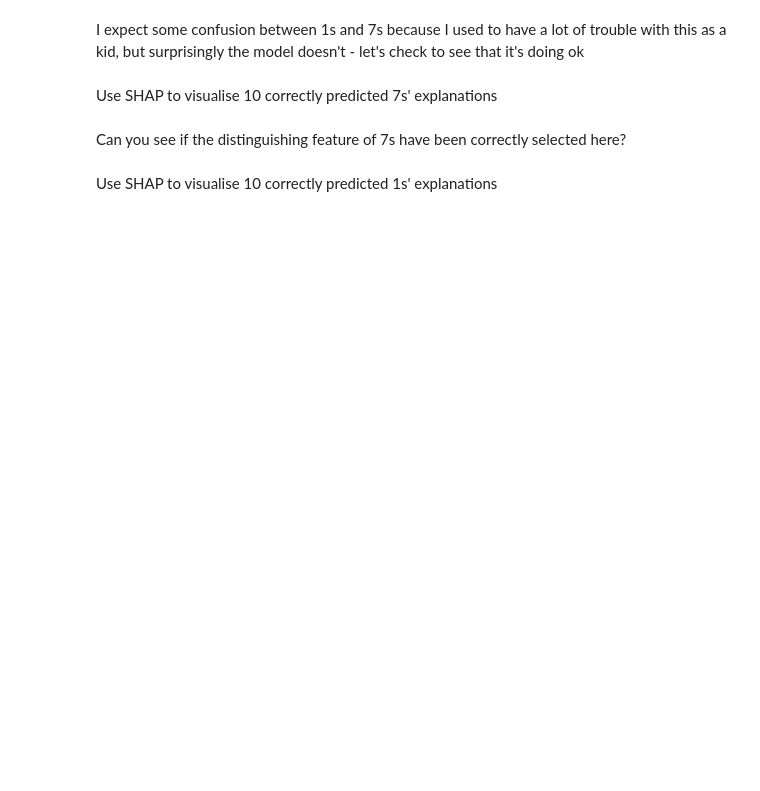
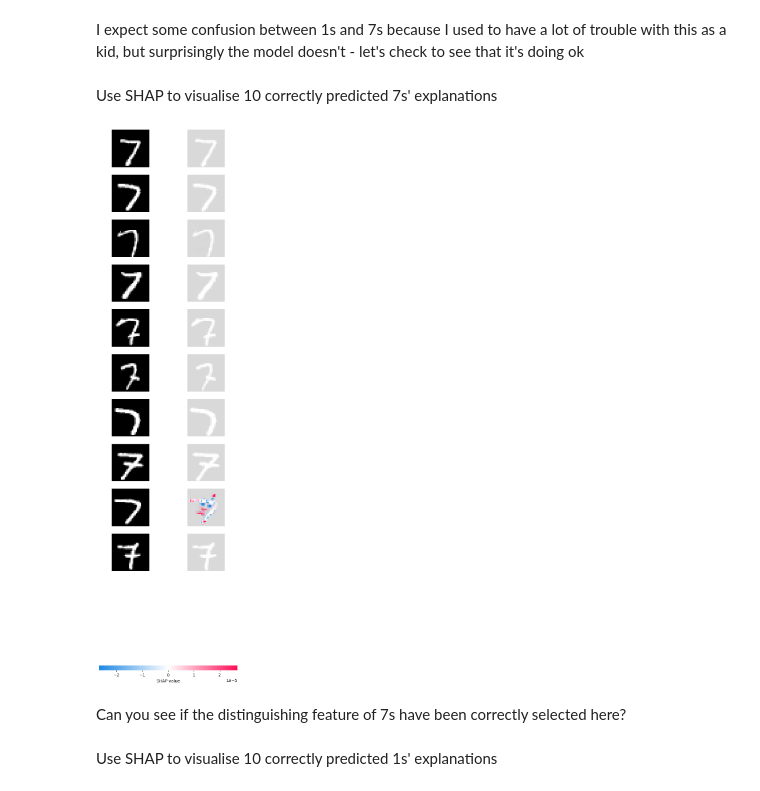
Before and after one commit to ol287/Learning-from-data, a Jupyter notebook: week11.ipynb, the cells around one changed output. Cells and saved outputs as stored; diff of their text form; code cells hidden in the pictures; blank space fills up the shorter version.

```diff
--- a/week11.ipynb
+++ b/week11.ipynb
@@ -317,6 +326,10 @@ NameError: name 'y_pred' is not defined
 We run interpretability on correct and incorrect samples to check different facets of the model.
 
 Find and separate the correct answers from the incorrect ones
+# %%
+# Identify correct predictions
+correct_indices = np.where(y_pred == y_true)[0]
+incorrect_indices = np.where(y_pred != y_true)[0]
 # %% [markdown]
 Let's find out where most of the wrong predictions and correct predictions are
 
@@ -325,6 +345,15 @@ Display the distribution of numbers in the corrects and wrongs
 I expect some confusion between 1s and 7s because I used to have a lot of trouble with this as a kid, but surprisingly the model doesn't - let's check to see that it's doing ok
 # %% [markdown]
 Use SHAP to visualise 10 correctly predicted 7s' explanations
+# %%
+# Get indices of correctly predicted 7s
+correct_7_indices = correct_indices[y_true[correct_indices] == 7][:10]
+
+# Visualize SHAP explanations for 10 correctly predicted 7s
+shap_values_7 = shap_expectations.shap_values(x_test[correct_7_indices])
+shap.image_plot(shap_values_7, x_test[correct_7_indices])
+# %% [output]
+[figure, added]
 # %% [markdown]
 Can you see if the distinguishing feature of 7s have been correctly selected here?
 # %% [markdown]
```
Also changed, not shown: parts of 11 cells of this notebook.
